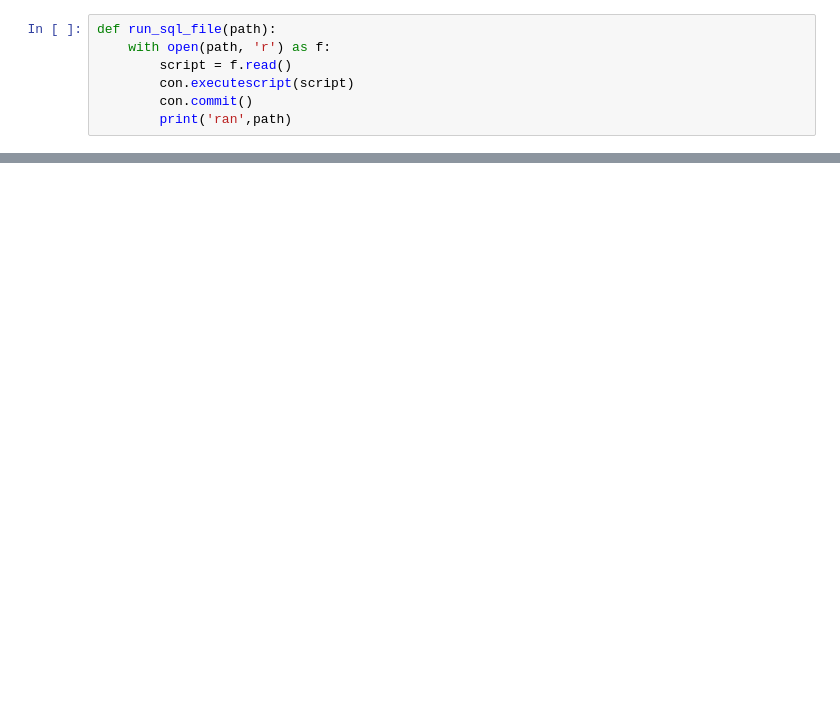
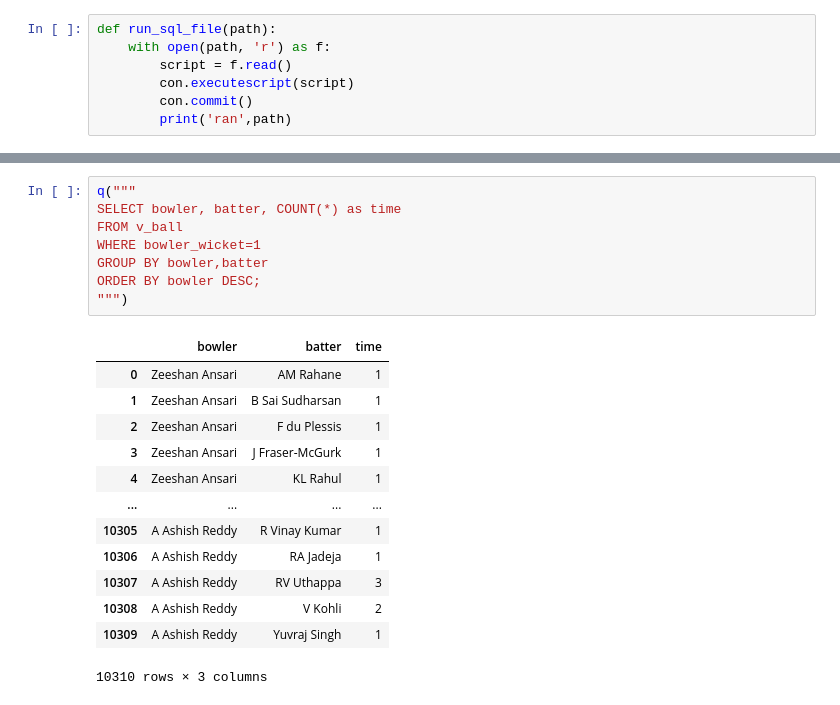
Before and after one commit to muhammedfazalbca25dbi-alt/IPL-ANALYTICS, a Jupyter notebook: notebooks/data analysis.ipynb, the cells around one changed output, grey strips where cells are left out. Drawn from its saved outputs; the diff is of its cells as text; blank space fills up the shorter version.

```diff
--- a/notebooks/data analysis.ipynb
+++ b/notebooks/data analysis.ipynb
@@ -599,0 +1291,22 @@ order by wins desc;
+# %%
+q("""
+SELECT bowler, batter, COUNT(*) as time
+FROM v_ball
+WHERE bowler_wicket=1
+GROUP BY bowler,batter
+ORDER BY bowler DESC;
+""")
+# %% [output]
+|  | bowler | batter | time |
+| 0 | Zeeshan Ansari | AM Rahane | 1 |
+| 1 | Zeeshan Ansari | B Sai Sudharsan | 1 |
+| 2 | Zeeshan Ansari | F du Plessis | 1 |
+| 3 | Zeeshan Ansari | J Fraser-McGurk | 1 |
+| 4 | Zeeshan Ansari | KL Rahul | 1 |
+| ... | ... | ... | ... |
+| 10305 | A Ashish Reddy | R Vinay Kumar | 1 |
+| 10306 | A Ashish Reddy | RA Jadeja | 1 |
+| 10307 | A Ashish Reddy | RV Uthappa | 3 |
+| 10308 | A Ashish Reddy | V Kohli | 2 |
+| 10309 | A Ashish Reddy | Yuvraj Singh | 1 |
+10310 rows × 3 columns
```
Also changed, not shown: parts of 65 cells of this notebook, 5 other files.
